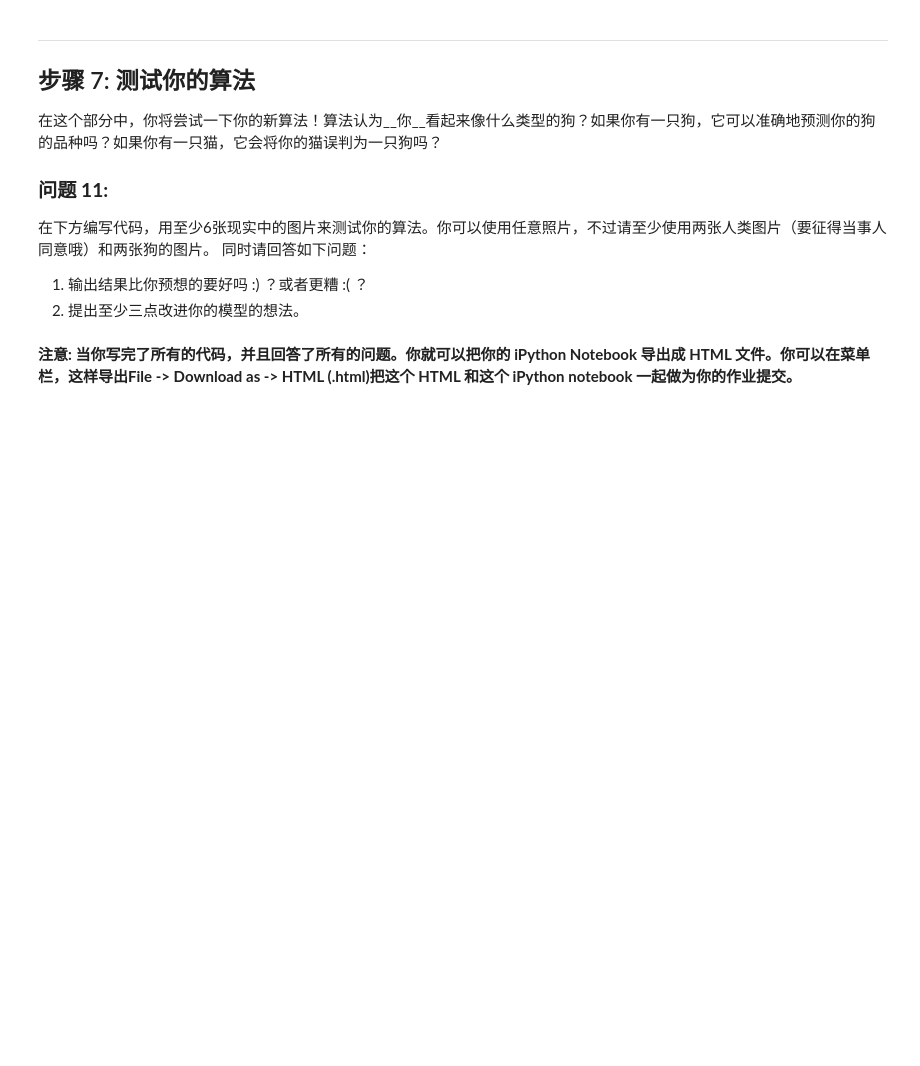
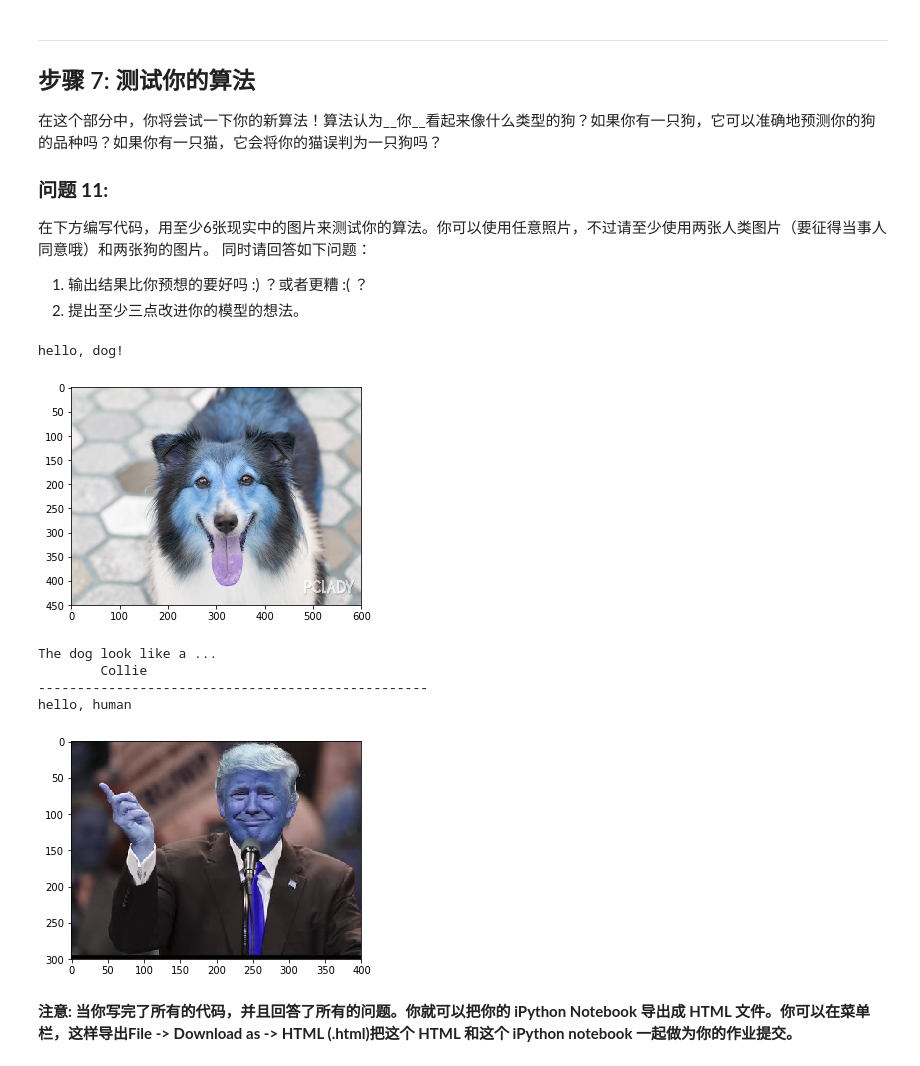
Before and after one commit to miaopei/MachineLearning, a Jupyter notebook: uda_project/P6/cn-deep-learning/dog-project/dog_app.ipynb, the cells around one changed output. Drawn from its saved outputs; the diff is of its cells as text; code cells hidden in the pictures; blank space fills up the shorter version.

```diff
--- a/uda_project/P6/cn-deep-learning/dog-project/dog_app.ipynb
+++ b/uda_project/P6/cn-deep-learning/dog-project/dog_app.ipynb
@@ -722,3 +776,16 @@ __回答:__
+# %%
+### TODO: 写一个函数，该函数将图像的路径作为输入
+### 然后返回此模型所预测的狗的品种
+
+from extract_bottleneck_features import *
+
+def Resnet50_predict_breed(img_path):
+    # 提取bottleneck特征
+    bottleneck_feature = extract_Resnet50(path_to_tensor(img_path))
+    # 获取预测向量
+    predicted_vector = DogModelResnet50.predict(bottleneck_feature)
+    # 返回此模型预测的狗的品种
+    return dog_names[np.argmax(predicted_vector)]
 # %% [markdown]
 ---
 
@@ -755,3 +819,26 @@ __回答:__
+# %%
+### TODO: 设计你的算法
+### 自由地使用所需的代码单元数吧
+
+from PIL import Image
+
+def show_img(img_path):
+    im = Image.open(img_path)
+    im.show()
+
+def img_detector(img_path):
+    if dog_detector(img_path):
+        print("hello, dog!")
+        show_img(img_path)
+        print("The dog look like a ...\n\t{}".format(Resnet50_predict_breed(img_path)))
+        print("--"*25)
+    elif face_detector(img_path):
+        print("hello, human")
+        show_img(img_path)
+        print("You look like a ...\n\t{}".format(Resnet50_predict_breed(img_path)))
+        print("--"*25)
+    else:
+        print("no match!")
 # %% [markdown]
 ---
 <a id='step7'></a>
@@ -775,2 +859,19 @@ __回答:__
+# %%
+## TODO: 在你的电脑上，在步骤6中，至少在6张图片上运行你的算法。
+## 自由地使用所需的代码单元数吧
+
+import glob as gb
+
+img_path = gb.glob("test-images/*")
+for path in img_path:
+    img_detector(path)
+# %% [output]
+hello, dog!
+[figure, added]
+The dog look like a ...
+        Collie
+--------------------------------------------------
+hello, human
+[figure, added]
 # %% [markdown]
 **注意: 当你写完了所有的代码，并且回答了所有的问题。你就可以把你的 iPython Notebook 导出成 HTML 文件。你可以在菜单栏，这样导出File -> Download as -> HTML (.html)把这个 HTML 和这个 iPython notebook 一起做为你的作业提交。**
```
Also changed, not shown: parts of 16 cells of this notebook, 9 other files.
